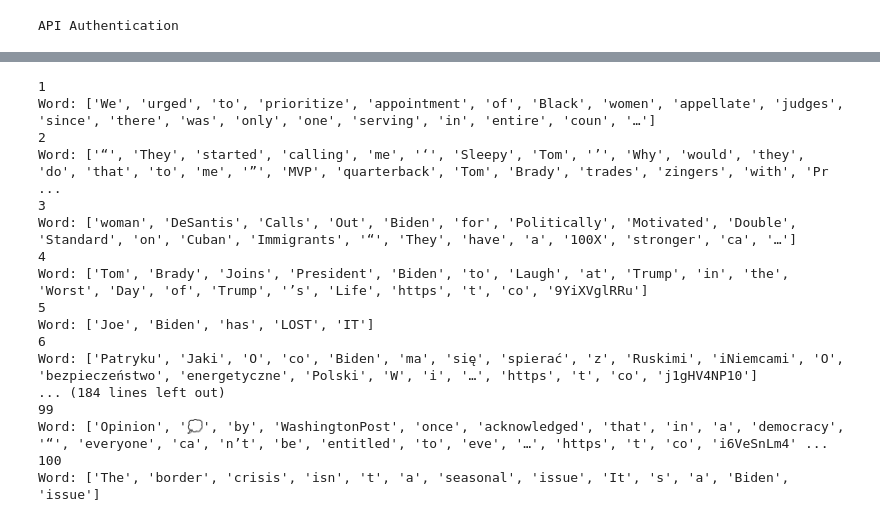
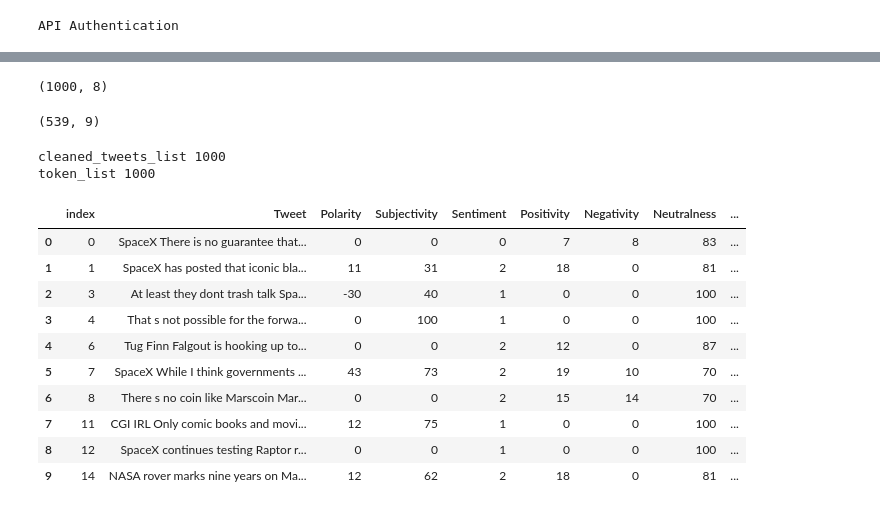
Before and after one commit to umangmystery/vanir, a Jupyter notebook: WIP_Sentiment_Analysis.ipynb, the cells around one changed output, grey strips where cells are left out. Cells and saved outputs as stored; diff of their text form; code cells hidden in the pictures.

```diff
--- a/WIP_Sentiment_Analysis.ipynb
+++ b/WIP_Sentiment_Analysis.ipynb
@@ -130,0 +233,4 @@ Subjectivity 0.0
+# %%
+df_tweetdata.shape
+# %% [output]
+(1000, 8)
@@ -130,0 +240,4 @@ Subjectivity 0.0
+# %%
+df_tweetdata.shape
+# %% [output]
+(539, 9)
@@ -138,25 +253,9 @@ for x in cleaned_tweets_list:
     counter += len(tokens)
     index_list.append(counter)
 # %%
-i = 0
-for x in token_list and y in index_list :
-    print(i+1,"\nWord:",x)
-    i +=1
+#printed out token_list and index_list
+print("cleaned_tweets_list",len(cleaned_tweets_list))
+print("token_list",len(token_list))
 # %% [output]
-1
-Word: ['We', 'urged', 'to', 'prioritize', 'appointment', 'of', 'Black', 'women', 'appellate', 'judges', 'since', 'there', 'was', 'only', 'one', 'serving', 'in', 'entire', 'coun', '…']
-2
-Word: ['“', 'They', 'started', 'calling', 'me', '‘', 'Sleepy', 'Tom', '’', 'Why', 'would', 'they', 'do', 'that', 'to', 'me', '”', 'MVP', 'quarterback', 'Tom', 'Brady', 'trades', 'zingers', 'with', 'Pr ...
-3
-Word: ['woman', 'DeSantis', 'Calls', 'Out', 'Biden', 'for', 'Politically', 'Motivated', 'Double', 'Standard', 'on', 'Cuban', 'Immigrants', '“', 'They', 'have', 'a', '100X', 'stronger', 'ca', '…']
-4
-Word: ['Tom', 'Brady', 'Joins', 'President', 'Biden', 'to', 'Laugh', 'at', 'Trump', 'in', 'the', 'Worst', 'Day', 'of', 'Trump', '’s', 'Life', 'https', 't', 'co', '9YiXVglRRu']
-5
-Word: ['Joe', 'Biden', 'has', 'LOST', 'IT']
-6
-Word: ['Patryku', 'Jaki', 'O', 'co', 'Biden', 'ma', 'się', 'spierać', 'z', 'Ruskimi', 'iNiemcami', 'O', 'bezpieczeństwo', 'energetyczne', 'Polski', 'W', 'i', '…', 'https', 't', 'co', 'j1gHV4NP10']
-... (184 lines left out)
-99
-Word: ['Opinion', '💭', 'by', 'WashingtonPost', 'once', 'acknowledged', 'that', 'in', 'a', 'democracy', '“', 'everyone', 'ca', 'n’t', 'be', 'entitled', 'to', 'eve', '…', 'https', 't', 'co', 'i6VeSnLm4' ...
-100
-Word: ['The', 'border', 'crisis', 'isn', 't', 'a', 'seasonal', 'issue', 'It', 's', 'a', 'Biden', 'issue']
+cleaned_tweets_list 1000
+token_list 1000
@@ -162,0 +283,14 @@ Word: ['The', 'border', 'crisis', 'isn', 't', 'a', 'seasonal', 'issue', 'It', 's
+# %%
+df_tweetdata.head(10)
+# %% [output]
+|  | index | Tweet | Polarity | Subjectivity | Sentiment | Positivity | Negativity | Neutralness | ... |
+| 0 | 0 | SpaceX There is no guarantee that... | 0 | 0 | 0 | 7 | 8 | 83 | ... |
+| 1 | 1 | SpaceX has posted that iconic bla... | 11 | 31 | 2 | 18 | 0 | 81 | ... |
+| 2 | 3 | At least they dont trash talk Spa... | -30 | 40 | 1 | 0 | 0 | 100 | ... |
+| 3 | 4 | That s not possible for the forwa... | 0 | 100 | 1 | 0 | 0 | 100 | ... |
+| 4 | 6 | Tug Finn Falgout is hooking up to... | 0 | 0 | 2 | 12 | 0 | 87 | ... |
+| 5 | 7 | SpaceX While I think governments ... | 43 | 73 | 2 | 19 | 10 | 70 | ... |
+| 6 | 8 | There s no coin like Marscoin Mar... | 0 | 0 | 2 | 15 | 14 | 70 | ... |
+| 7 | 11 | CGI IRL Only comic books and movi... | 12 | 75 | 1 | 0 | 0 | 100 | ... |
+| 8 | 12 | SpaceX continues testing Raptor r... | 0 | 0 | 1 | 0 | 0 | 100 | ... |
+| 9 | 14 | NASA rover marks nine years on Ma... | 12 | 62 | 2 | 18 | 0 | 81 | ... |
```
Also changed, not shown: parts of 24 cells of this notebook.
